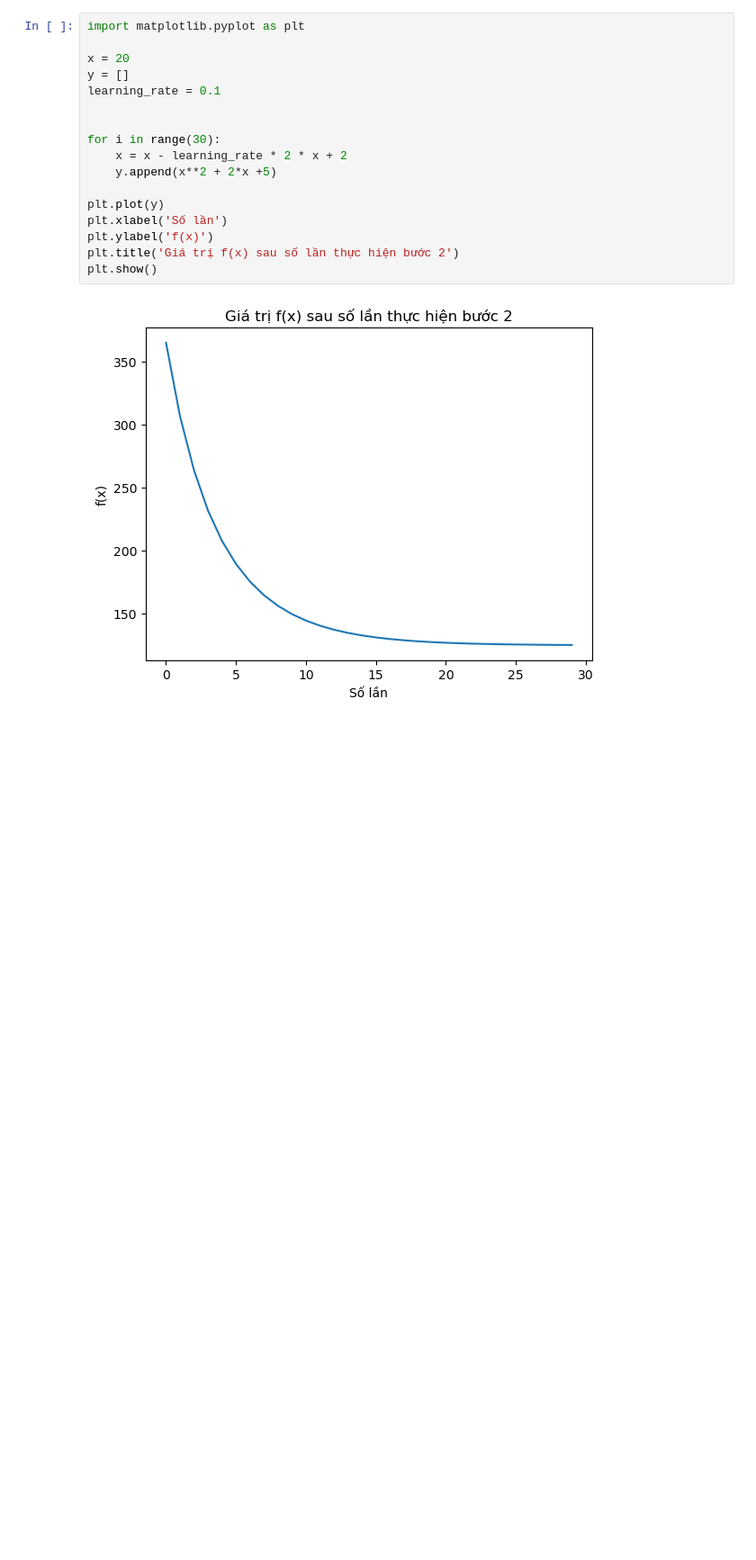
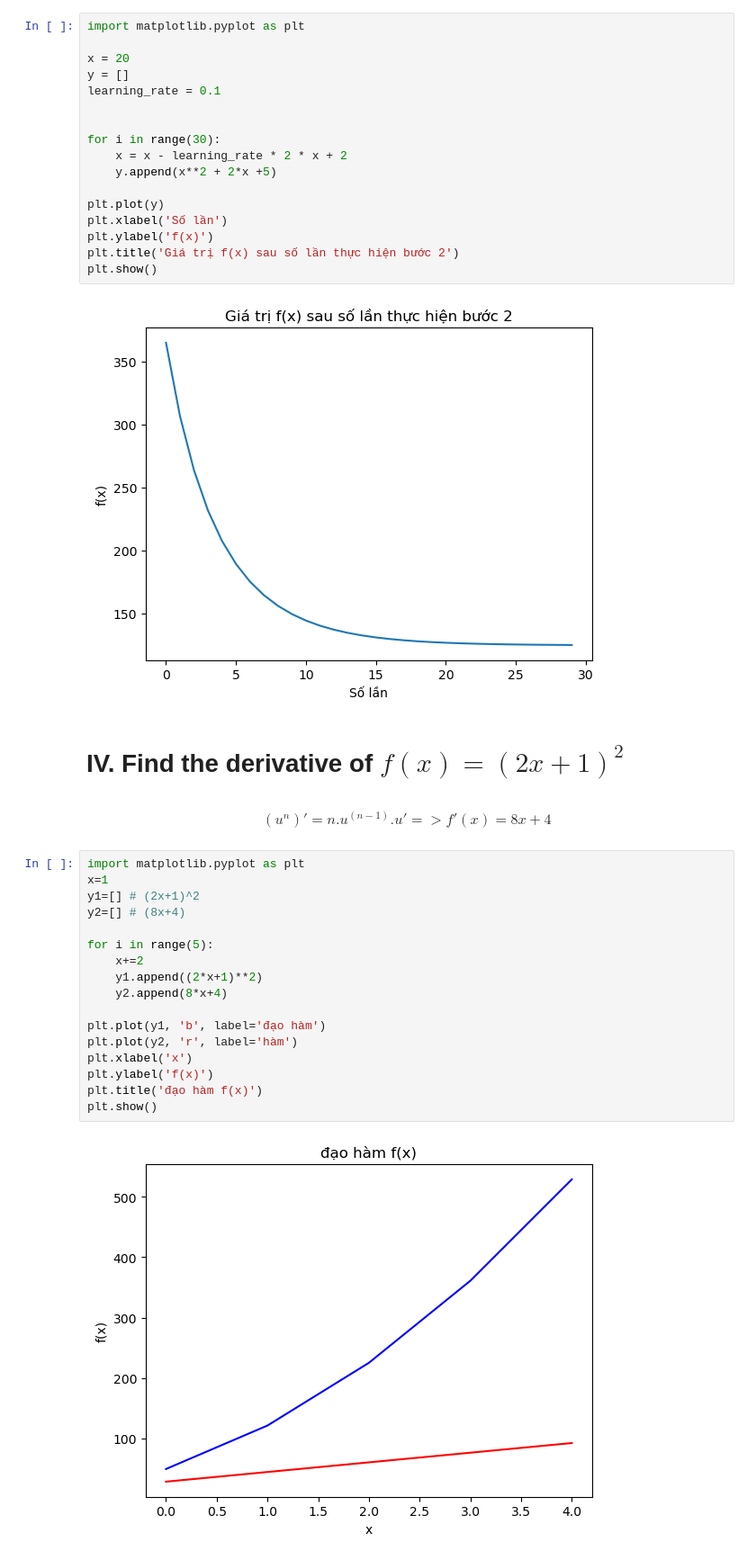
Before and after one commit to khooinguyeen/StudyAI, a Jupyter notebook: Linear Regression/Gradient_Descent.ipynb, the cells around one changed output. Shown: that part at 90% size. Cells and saved outputs as stored; diff of their text form; blank space fills up the shorter version.

```diff
--- a/Linear Regression/Gradient_Descent.ipynb
+++ b/Linear Regression/Gradient_Descent.ipynb
@@ -50,3 +50,26 @@ plt.title('Giá trị f(x) sau số lần thực hiện bước 2')
 plt.show()
 # %% [output]
 [figure]
+# %% [markdown]
+# IV. Find the derivative of $f(x)=(2x+1)^2$
+# %% [markdown]
+$$(u^n)'=n.u^{(n-1)}.u' => f'(x)=8x+4$$
+# %%
+import matplotlib.pyplot as plt
+x=1
+y1=[] # (2x+1)^2
+y2=[] # (8x+4)
+
+for i in range(5):
+    x+=2
+    y1.append((2*x+1)**2)
+    y2.append(8*x+4)
+
+plt.plot(y1, 'b', label='đạo hàm')
+plt.plot(y2, 'r', label='hàm')
+plt.xlabel('x')
+plt.ylabel('f(x)')
+plt.title('đạo hàm f(x)')
+plt.show()
+# %% [output]
+[figure, added]
```
Also changed, not shown: 1 other file.
